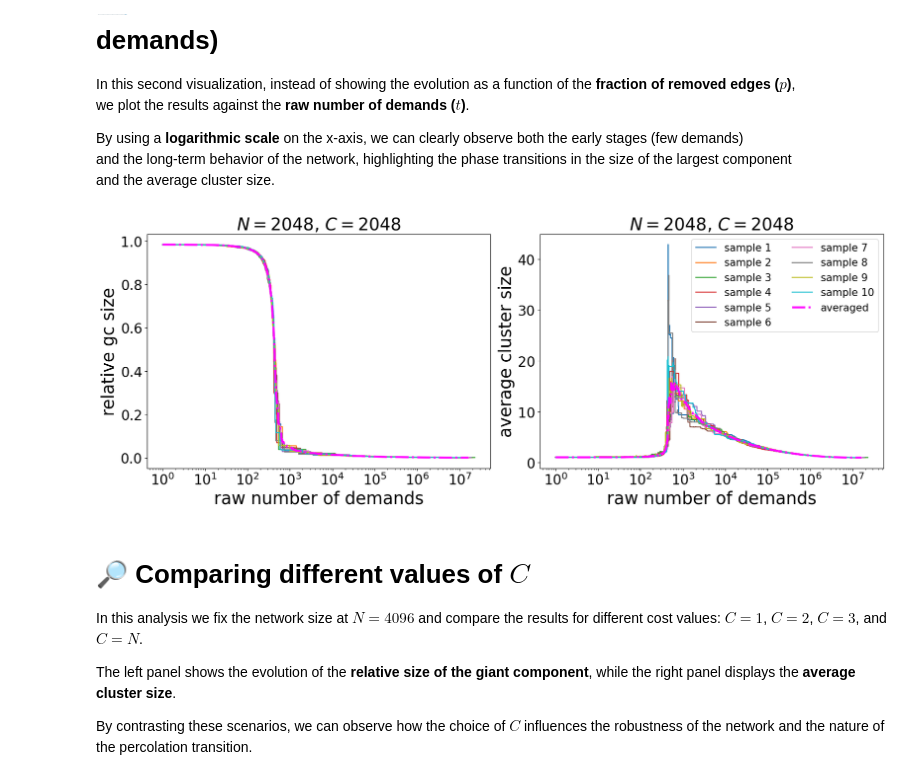
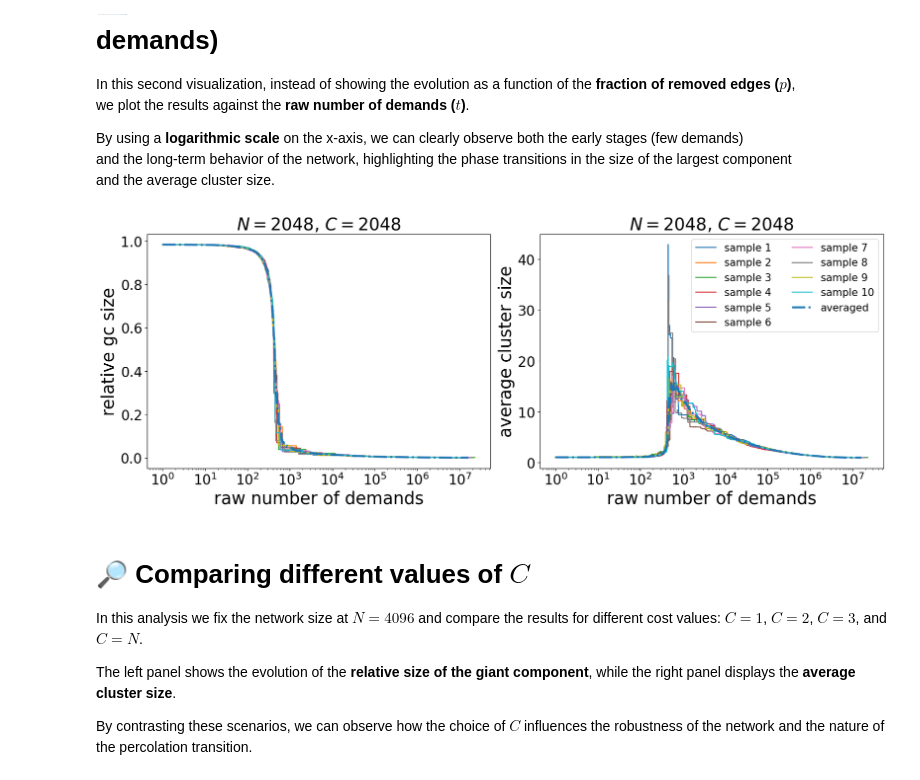
Before and after one commit to VictorFrancheto/shortest-path-percolation-implementation, a Jupyter notebook: spp-ER/notebook/plot-ER.ipynb, the cells around one changed output. Cells and saved outputs as stored; diff of their text form; code cells hidden in the pictures.

```diff
--- a/spp-ER/notebook/plot-ER.ipynb
+++ b/spp-ER/notebook/plot-ER.ipynb
@@ -40,8 +40,7 @@ def load_simulation_data(N, avg_k, C, drop_node=True):
         df = pd.read_csv(
             os.path.join(data_dir, file_name),
             sep=' ',
-            names=["p", "m1", "m2", "m3", "m4", "s", "node1", "node2", "t"],
-        )
+            names=["p", "m1", "m2", "m3", "m4", "s", "node1", "node2", "t"])
         if drop_node is True:
             df.drop(['node1', 'node2'], axis=1, inplace=True)
         dfs.append(df)
@@ -84,9 +83,7 @@ def compute_average_curves(N, avg_k, C):
 Next, we will plot a specific realization of the generated data in order to observe a concrete use case.
 For this example, we will focus on the scenario where $N = 2048$ and the cost is $C = N$.
 # %%
-N = 2048
-avg_k = 4
-C = N
+N, avg_k, C = 2048, 4, 2048
 
 # Load simulation data
 dfs = load_simulation_data(N=N, avg_k=avg_k, C=C)
@@ -138,29 +135,29 @@ and the average cluster size.
 # %%
 fig, ax = plt.subplots(ncols=2, figsize=(16, 6), constrained_layout=True)
 
 for i, df in enumerate(dfs):
     ax[0].plot(df["t"], df["m1"], label=f'sample {i+1}')
     ax[1].plot(df["t"], df["s"], label=f'sample {i+1}')
 
-ax[0].plot(final_df["t"], final_df["m1"], ls='-.', c='magenta', lw=3, label='averaged')
-ax[1].plot(final_df["t"], final_df["s"], ls='-.', c='magenta', lw=3, label='averaged')
+ax[0].plot(final_df["t"], final_df["m1"], ls='-.', lw=3, label='averaged')
+ax[1].plot(final_df["t"], final_df["s"], ls='-.', lw=3, label='averaged')
 
 ax[0].set_title(f'${N = }$, ${C = }$', fontsize=25)
 ax[0].set_xlabel('raw number of demands', fontsize=25)
 ax[0].set_ylabel('relative gc size', fontsize=25)
 ax[0].tick_params('both', labelsize=20)
 ax[0].set_xscale('log')
 
 ax[1].set_title(f'${N = }$, ${C = }$', fontsize=25)
 ax[1].set_xlabel('raw number of demands', fontsize=25)
 ax[1].set_ylabel('average cluster size', fontsize=25)
 ax[1].tick_params('both', labelsize=20)
 ax[1].legend(fontsize=15, ncol=2)
 ax[1].set_xscale('log')
 
 plt.show()
 # %% [output]
-[figure, old version]
+[figure, new version]
 # %% [markdown]
 # 🔎 Comparing different values of $C$
 
```
Also changed, not shown: parts of 1 cell of this notebook.
